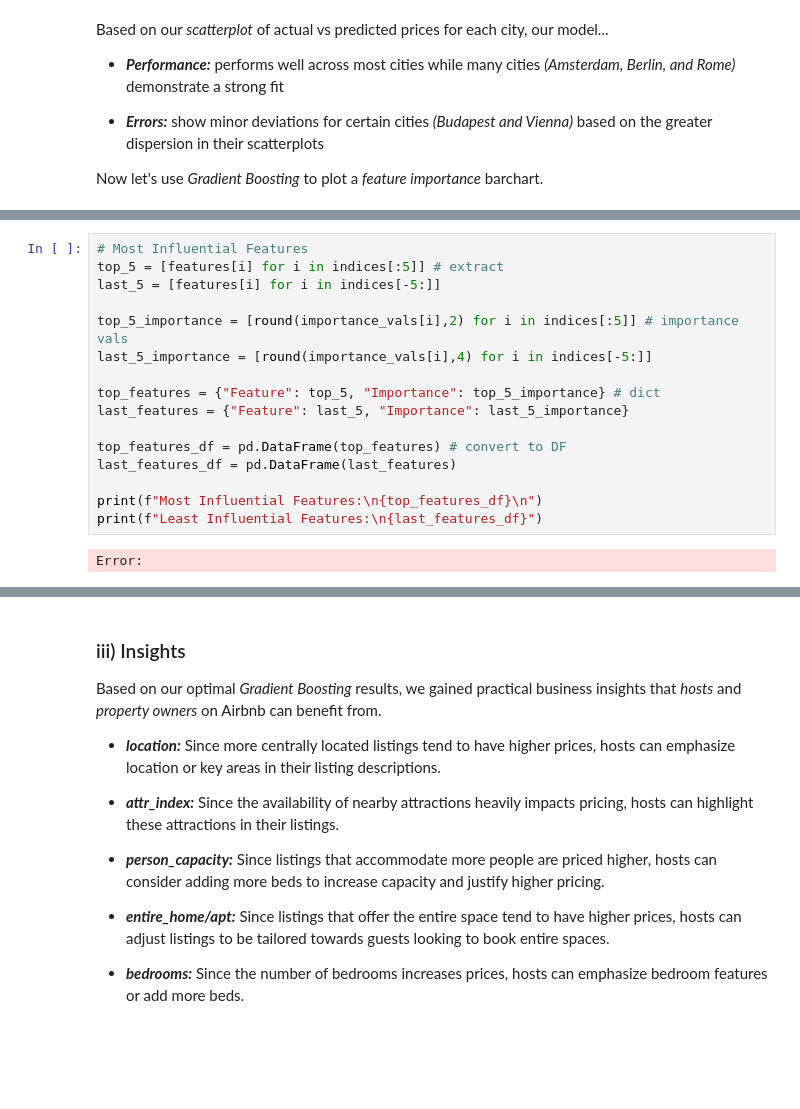
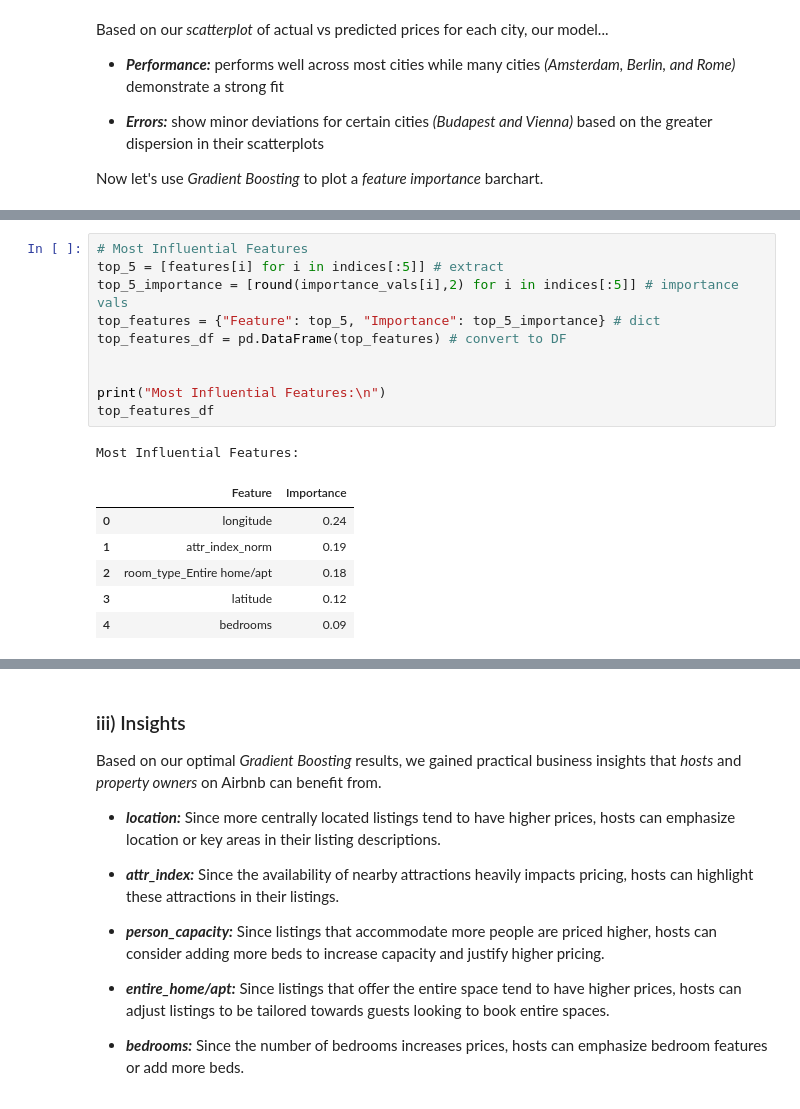
Before and after one commit to reeseburns/Predicting-Airbnb-Prices, a Jupyter notebook: Group1_Analysis.ipynb, the cells around one changed output, grey strips where cells are left out. Cells and saved outputs as stored; diff of their text form; blank space fills up the shorter version.

```diff
--- a/Group1_Analysis.ipynb
+++ b/Group1_Analysis.ipynb
@@ -1111,18 +1187,18 @@ Error:
 # %%
 # Most Influential Features
 top_5 = [features[i] for i in indices[:5]] # extract
-last_5 = [features[i] for i in indices[-5:]]
+top_5_importance = [round(importance_vals[i],2) for i in indices[:5]] # importance vals
+top_features = {"Feature": top_5, "Importance": top_5_importance} # dict
+top_features_df = pd.DataFrame(top_features) # convert to DF
 
-top_5_importance = [round(importance_vals[i],2) for i in indices[:5]] # importance vals
-last_5_importance = [round(importance_vals[i],4) for i in indices[-5:]]
 
-top_features = {"Feature": top_5, "Importance": top_5_importance} # dict
-last_features = {"Feature": last_5, "Importance": last_5_importance}
-
-top_features_df = pd.DataFrame(top_features) # convert to DF
-last_features_df = pd.DataFrame(last_features)
-
-print(f"Most Influential Features:\n{top_features_df}\n")
-print(f"Least Influential Features:\n{last_features_df}")
+print("Most Influential Features:\n")
+top_features_df
 # %% [output]
-Error:
+Most Influential Features:
+|  | Feature | Importance |
+| 0 | longitude | 0.24 |
+| 1 | attr_index_norm | 0.19 |
+| 2 | room_type_Entire home/apt | 0.18 |
+| 3 | latitude | 0.12 |
+| 4 | bedrooms | 0.09 |
```
Also changed, not shown: parts of 68 cells of this notebook.
